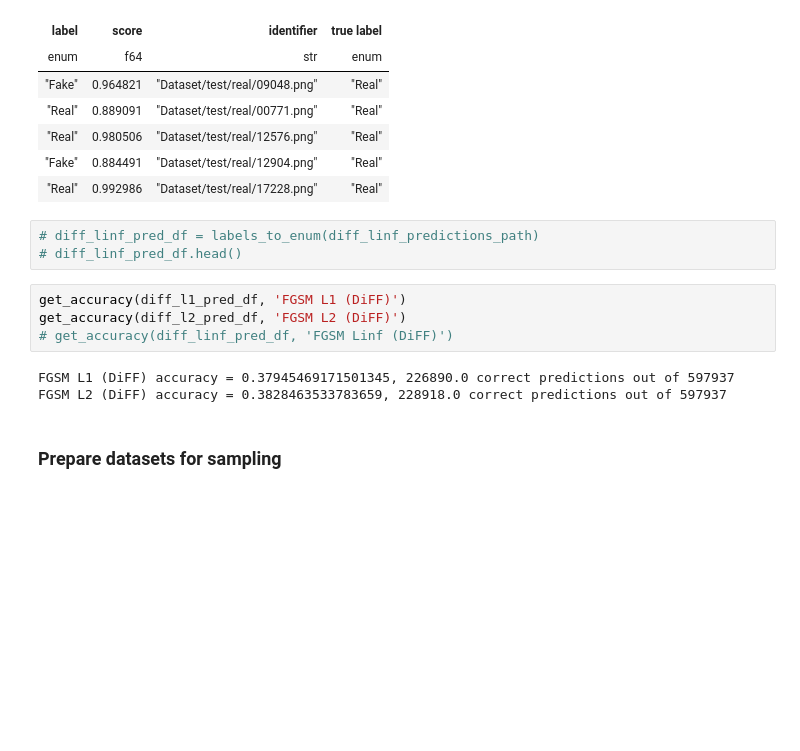
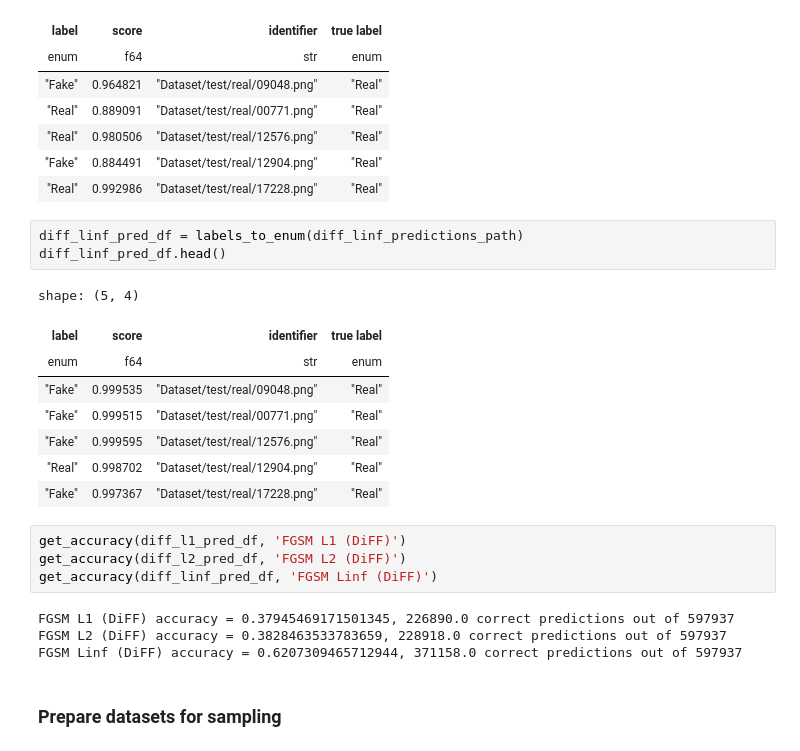
Before and after one commit to upd-csg-2024/csg-aml1-sy2425, a Jupyter notebook: analysis.ipynb, the cells around one changed output. Saved outputs shown, nothing was run; the diff lists cells and outputs as text; blank space fills up the shorter version.

```diff
--- a/analysis.ipynb
+++ b/analysis.ipynb
@@ -450,15 +450,25 @@ shape: (5, 4)
 | "Fake" | 0.884491 | "Dataset/test/real/12904.png" | "Real" |
 | "Real" | 0.992986 | "Dataset/test/real/17228.png" | "Real" |
 # %%
-# diff_linf_pred_df = labels_to_enum(diff_linf_predictions_path)
-# diff_linf_pred_df.head()
+diff_linf_pred_df = labels_to_enum(diff_linf_predictions_path)
+diff_linf_pred_df.head()
+# %% [output]
+shape: (5, 4)
+| label | score | identifier | true label |
+| enum | f64 | str | enum |
+| "Fake" | 0.999535 | "Dataset/test/real/09048.png" | "Real" |
+| "Fake" | 0.999515 | "Dataset/test/real/00771.png" | "Real" |
+| "Fake" | 0.999595 | "Dataset/test/real/12576.png" | "Real" |
+| "Real" | 0.998702 | "Dataset/test/real/12904.png" | "Real" |
+| "Fake" | 0.997367 | "Dataset/test/real/17228.png" | "Real" |
 # %%
 get_accuracy(diff_l1_pred_df, 'FGSM L1 (DiFF)')
 get_accuracy(diff_l2_pred_df, 'FGSM L2 (DiFF)')
-# get_accuracy(diff_linf_pred_df, 'FGSM Linf (DiFF)')
+get_accuracy(diff_linf_pred_df, 'FGSM Linf (DiFF)')
 # %% [output]
 FGSM L1 (DiFF) accuracy = 0.37945469171501345, 226890.0 correct predictions out of 597937
 FGSM L2 (DiFF) accuracy = 0.3828463533783659, 228918.0 correct predictions out of 597937
+FGSM Linf (DiFF) accuracy = 0.6207309465712944, 371158.0 correct predictions out of 597937
 # %% [markdown]
 ### Prepare datasets for sampling
 # %%
```
Also changed, not shown: parts of 6 cells of this notebook, 1 other file.
